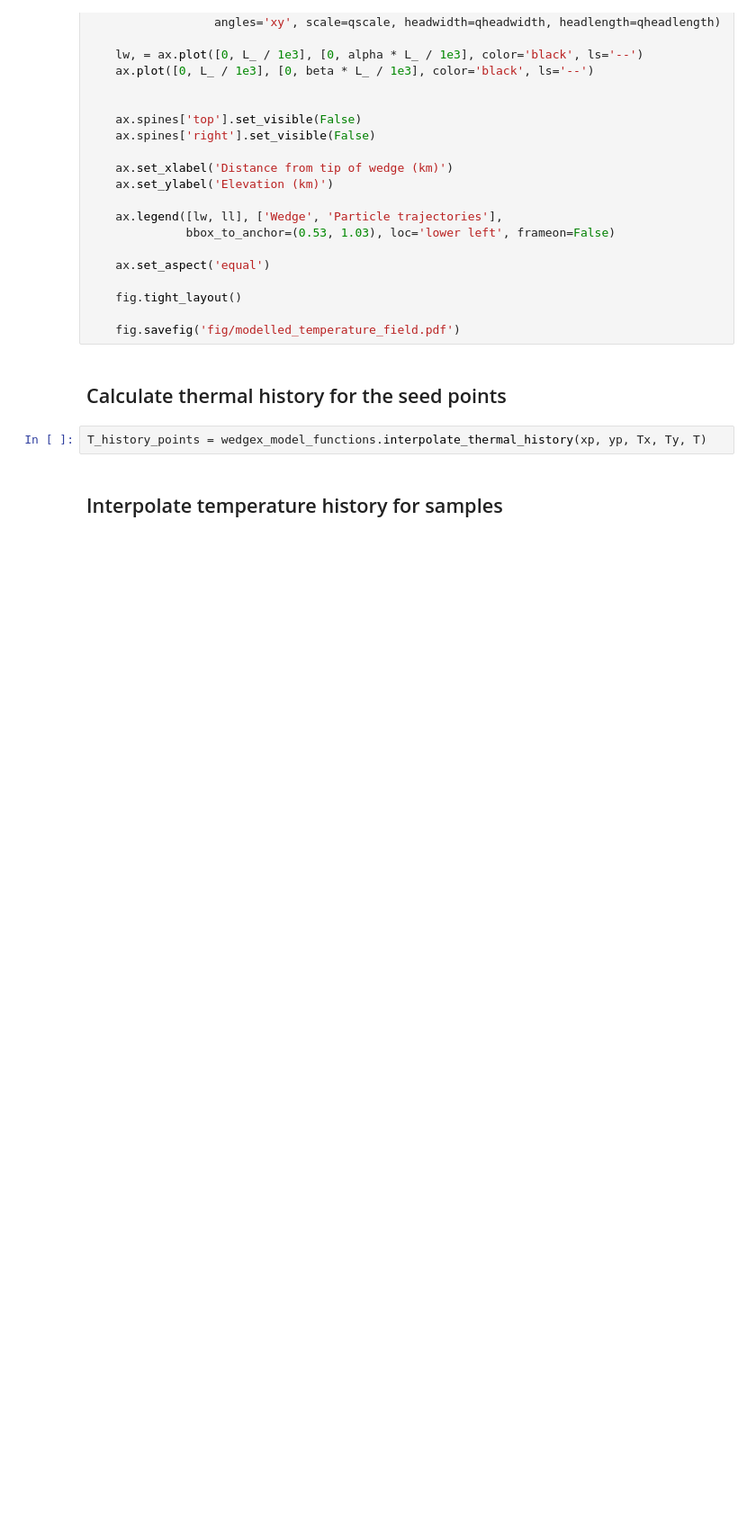
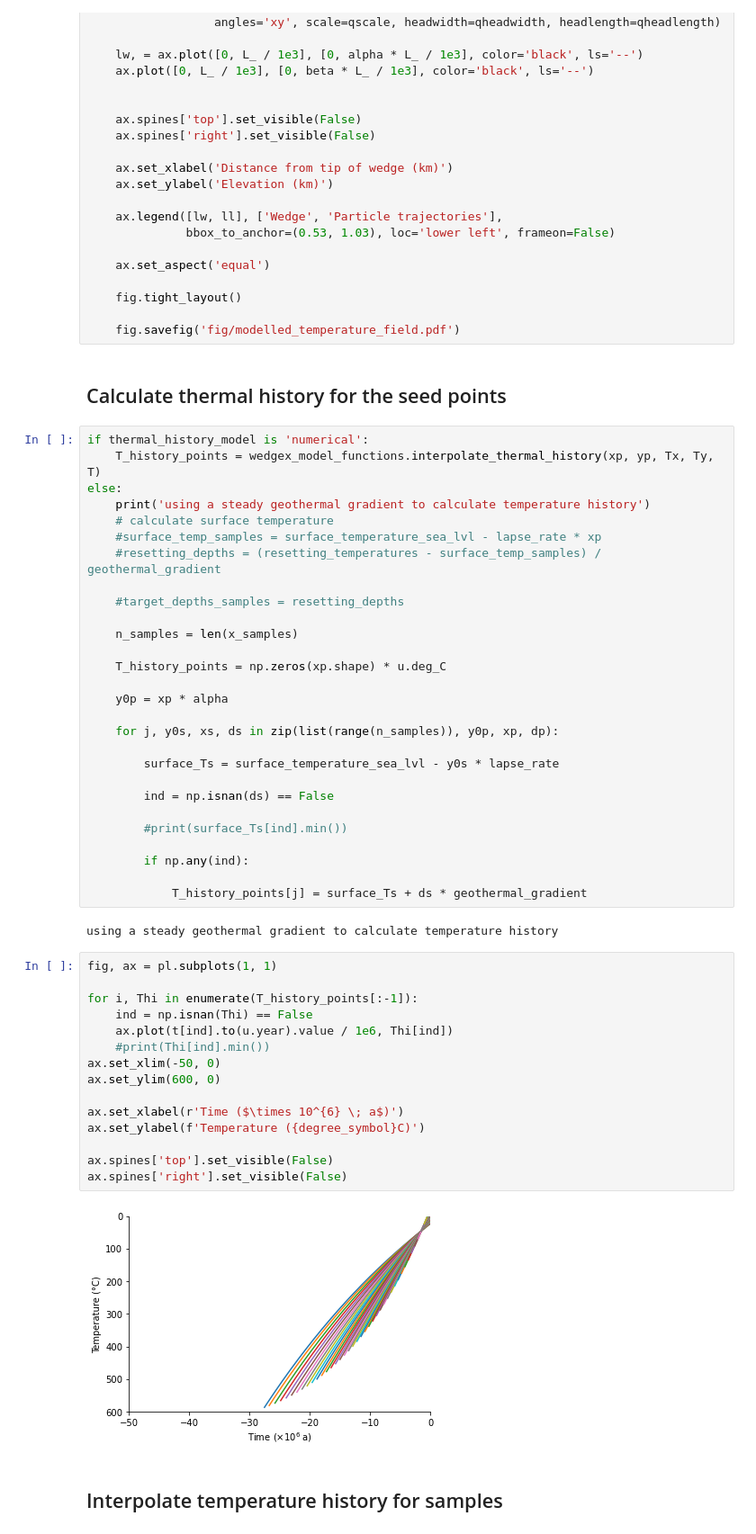
Before and after one commit to ElcoLuijendijk/wedgex, a Jupyter notebook: wedgex.ipynb, the cells around one changed output. Shown at 90% size. Saved outputs shown, nothing was run; the diff lists cells and outputs as text; blank space fills up the shorter version.

```diff
--- a/wedgex.ipynb
+++ b/wedgex.ipynb
@@ -444,8 +449,53 @@ if thermal_history_model == 'numerical':
     fig.savefig('fig/modelled_temperature_field.pdf')
 # %% [markdown]
 ## Calculate thermal history for the seed points
-# %%
-T_history_points = wedgex_model_functions.interpolate_thermal_history(xp, yp, Tx, Ty, T)
+# %%
+if thermal_history_model is 'numerical':
+    T_history_points = wedgex_model_functions.interpolate_thermal_history(xp, yp, Tx, Ty, T)
+else:
+    print('using a steady geothermal gradient to calculate temperature history')
+    # calculate surface temperature
+    #surface_temp_samples = surface_temperature_sea_lvl - lapse_rate * xp
+    #resetting_depths = (resetting_temperatures - surface_temp_samples) / geothermal_gradient
+
+    #target_depths_samples = resetting_depths
+
+    n_samples = len(x_samples)
+
+    T_history_points = np.zeros(xp.shape) * u.deg_C
+
+    y0p = xp * alpha
+
+    for j, y0s, xs, ds in zip(list(range(n_samples)), y0p, xp, dp):
+
+        surface_Ts = surface_temperature_sea_lvl - y0s * lapse_rate
+
+        ind = np.isnan(ds) == False
+
+        #print(surface_Ts[ind].min())
+
+        if np.any(ind):
+
+            T_history_points[j] = surface_Ts + ds * geothermal_gradient
+# %% [output]
+using a steady geothermal gradient to calculate temperature history
+# %%
+fig, ax = pl.subplots(1, 1)
+
+for i, Thi in enumerate(T_history_points[:-1]):
+    ind = np.isnan(Thi) == False
+    ax.plot(t[ind].to(u.year).value / 1e6, Thi[ind])
+    #print(Thi[ind].min())
+ax.set_xlim(-50, 0)
+ax.set_ylim(600, 0)
+
+ax.set_xlabel(r'Time ($\times 10^{6} \; a$)')
+ax.set_ylabel(f'Temperature ({degree_symbol}C)')
+
+ax.spines['top'].set_visible(False)
+ax.spines['right'].set_visible(False)
+# %% [output]
+[figure, added]
 # %% [markdown]
 ## Interpolate temperature history for samples
 # %%
```
Also changed, not shown: parts of 12 cells of this notebook, 7 other files.
